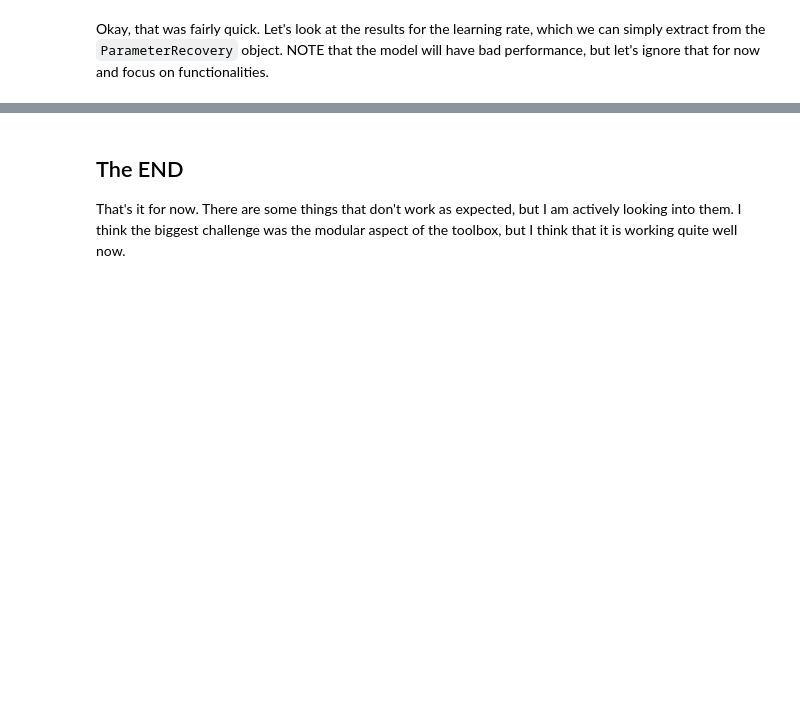
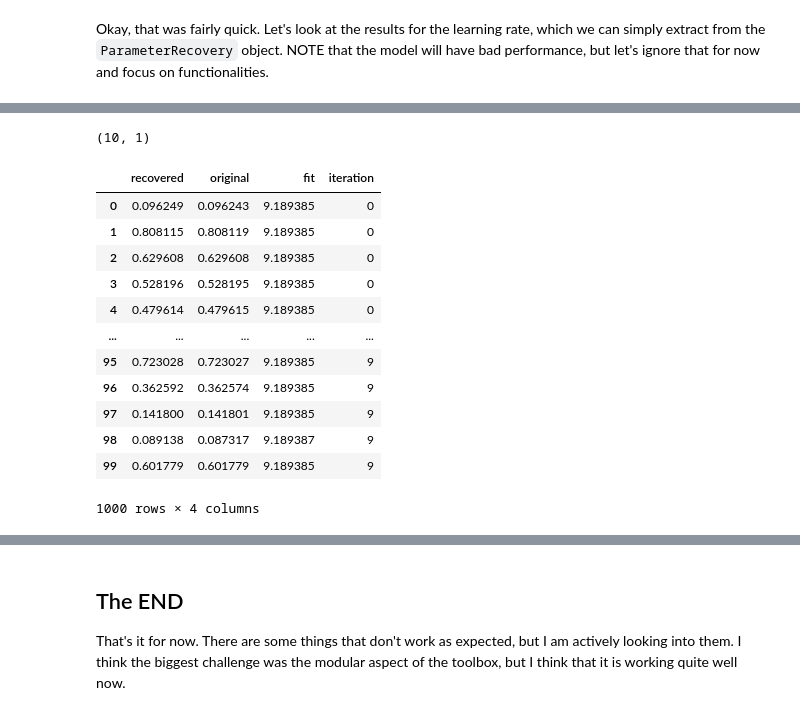
Before and after one commit to DevComPsy/cpm, a Jupyter notebook: tmp/cpm-walkthrough.ipynb, the cells around one changed output, grey strips where cells are left out. Drawn from its saved outputs; the diff is of its cells as text; code cells hidden in the pictures; blank space fills up the shorter version.

```diff
--- a/tmp/cpm-walkthrough.ipynb
+++ b/tmp/cpm-walkthrough.ipynb
@@ -388,0 +392,5 @@ NOTE that the model will have bad performance, but let's ignore that for now and
+# %%
+explore.generate()
+explore.generated[0].get("observed").shape
+# %% [output]
+(10, 1)
@@ -389,3 +412,19 @@ NOTE that the model will have bad performance, but let's ignore that for now and
+# %%
+recover.extract(key="alpha")
+# %% [output]
+|  | recovered | original | fit | iteration |
+| 0 | 0.096249 | 0.096243 | 9.189385 | 0 |
+| 1 | 0.808115 | 0.808119 | 9.189385 | 0 |
+| 2 | 0.629608 | 0.629608 | 9.189385 | 0 |
+| 3 | 0.528196 | 0.528195 | 9.189385 | 0 |
+| 4 | 0.479614 | 0.479615 | 9.189385 | 0 |
+| ... | ... | ... | ... | ... |
+| 95 | 0.723028 | 0.723027 | 9.189385 | 9 |
+| 96 | 0.362592 | 0.362574 | 9.189385 | 9 |
+| 97 | 0.141800 | 0.141801 | 9.189385 | 9 |
+| 98 | 0.089138 | 0.087317 | 9.189387 | 9 |
+| 99 | 0.601779 | 0.601779 | 9.189385 | 9 |
+1000 rows × 4 columns
 # %%
 import matplotlib.pyplot as plt
 
```
Also changed, not shown: parts of 19 cells of this notebook, 1 other file.
